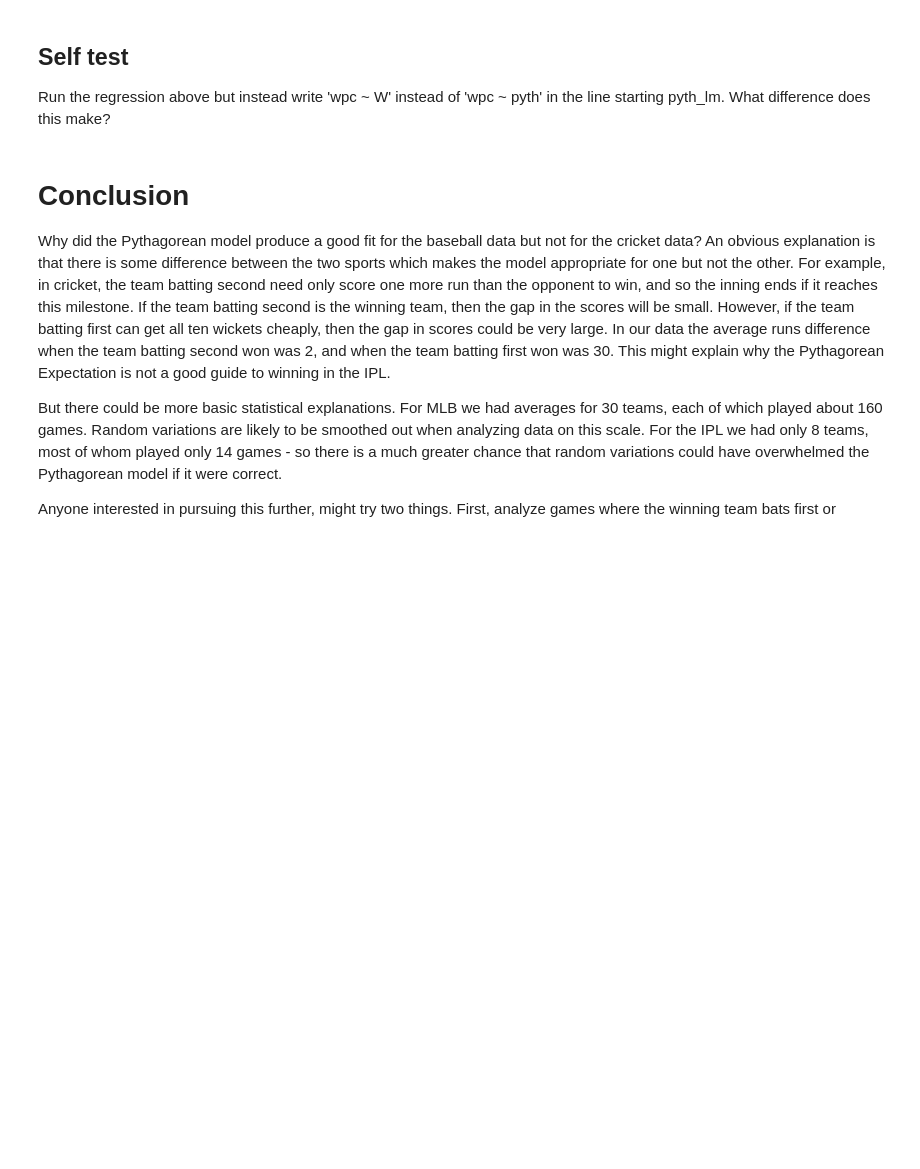
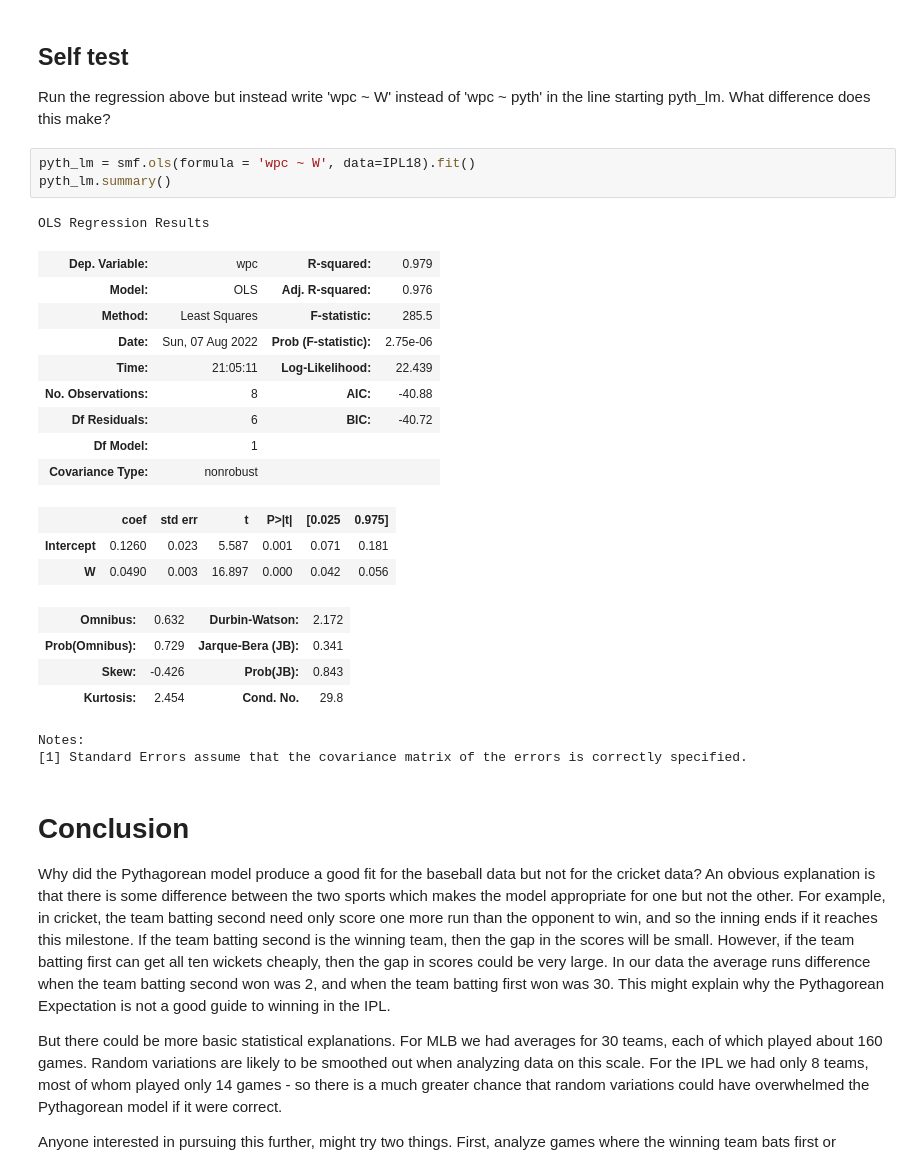
Before and after one commit to raphhbw/Sports_Performance_Analytics, a Jupyter notebook: Foundations of Sports Analytics/Lecture Notebooks/Week 1/2 Pythagorean expectation and the IPL.ipynb, the cells around one changed output. Drawn from its saved outputs; the diff is of its cells as text; blank space fills up the shorter version.

```diff
--- a/Foundations of Sports Analytics/Lecture Notebooks/Week 1/2 Pythagorean expectation and the IPL.ipynb
+++ b/Foundations of Sports Analytics/Lecture Notebooks/Week 1/2 Pythagorean expectation and the IPL.ipynb
@@ -93,6 +197,29 @@ pyth_lm.summary()
 ## Self test
 
 Run the regression above but instead write 'wpc ~ W' instead of 'wpc ~ pyth' in the line starting pyth_lm. What difference does this make?
+# %%
+pyth_lm = smf.ols(formula = 'wpc ~ W', data=IPL18).fit()
+pyth_lm.summary()
+# %% [output]
+OLS Regression Results
+| Dep. Variable: | wpc | R-squared: | 0.979 |
+| Model: | OLS | Adj. R-squared: | 0.976 |
+| Method: | Least Squares | F-statistic: | 285.5 |
+| Date: | Sun, 07 Aug 2022 | Prob (F-statistic): | 2.75e-06 |
+| Time: | 21:05:11 | Log-Likelihood: | 22.439 |
+| No. Observations: | 8 | AIC: | -40.88 |
+| Df Residuals: | 6 | BIC: | -40.72 |
+| Df Model: | 1 |  |  |
+| Covariance Type: | nonrobust |  |  |
+|  | coef | std err | t | P>|t| | [0.025 | 0.975] |
+| Intercept | 0.1260 | 0.023 | 5.587 | 0.001 | 0.071 | 0.181 |
+| W | 0.0490 | 0.003 | 16.897 | 0.000 | 0.042 | 0.056 |
+| Omnibus: | 0.632 | Durbin-Watson: | 2.172 |
+| Prob(Omnibus): | 0.729 | Jarque-Bera (JB): | 0.341 |
+| Skew: | -0.426 | Prob(JB): | 0.843 |
+| Kurtosis: | 2.454 | Cond. No. | 29.8 |
+Notes:
+[1] Standard Errors assume that the covariance matrix of the errors is correctly specified.
 # %% [markdown]
 # Conclusion
 
```
Also changed, not shown: parts of 11 cells of this notebook, 1 other file.
